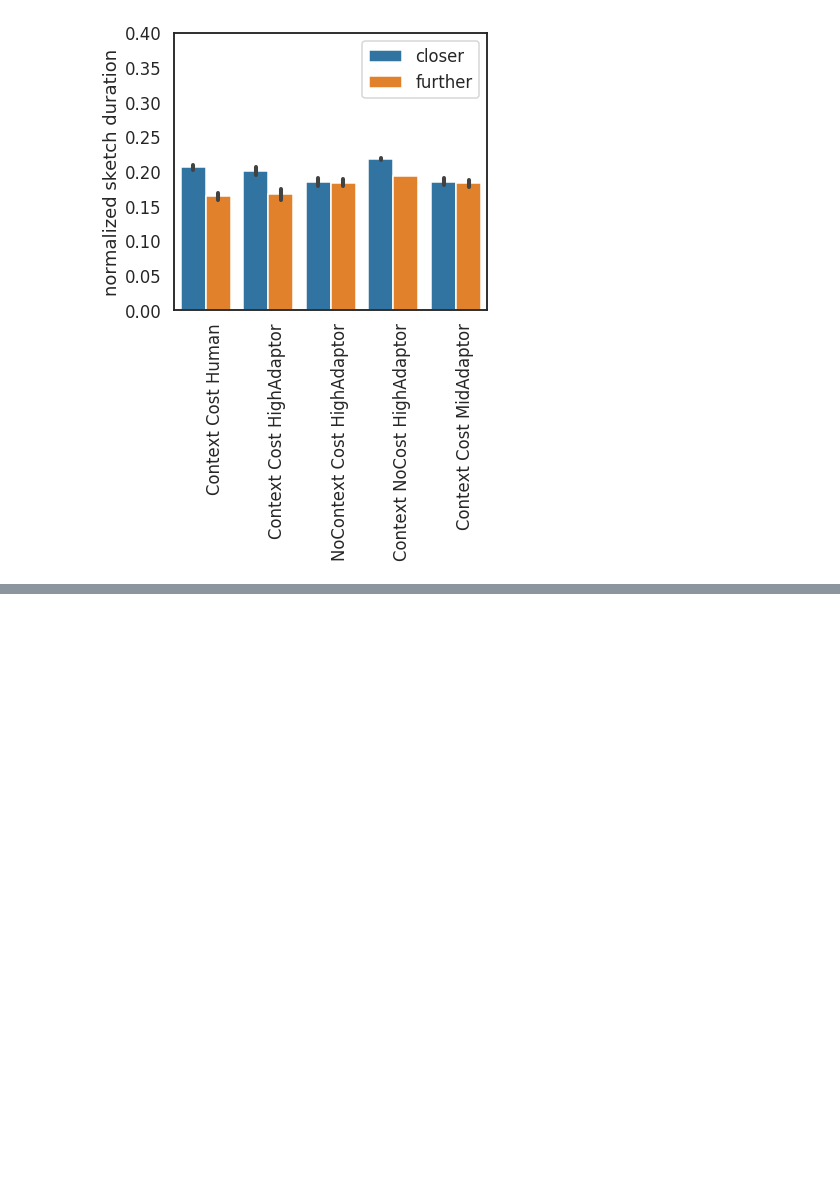
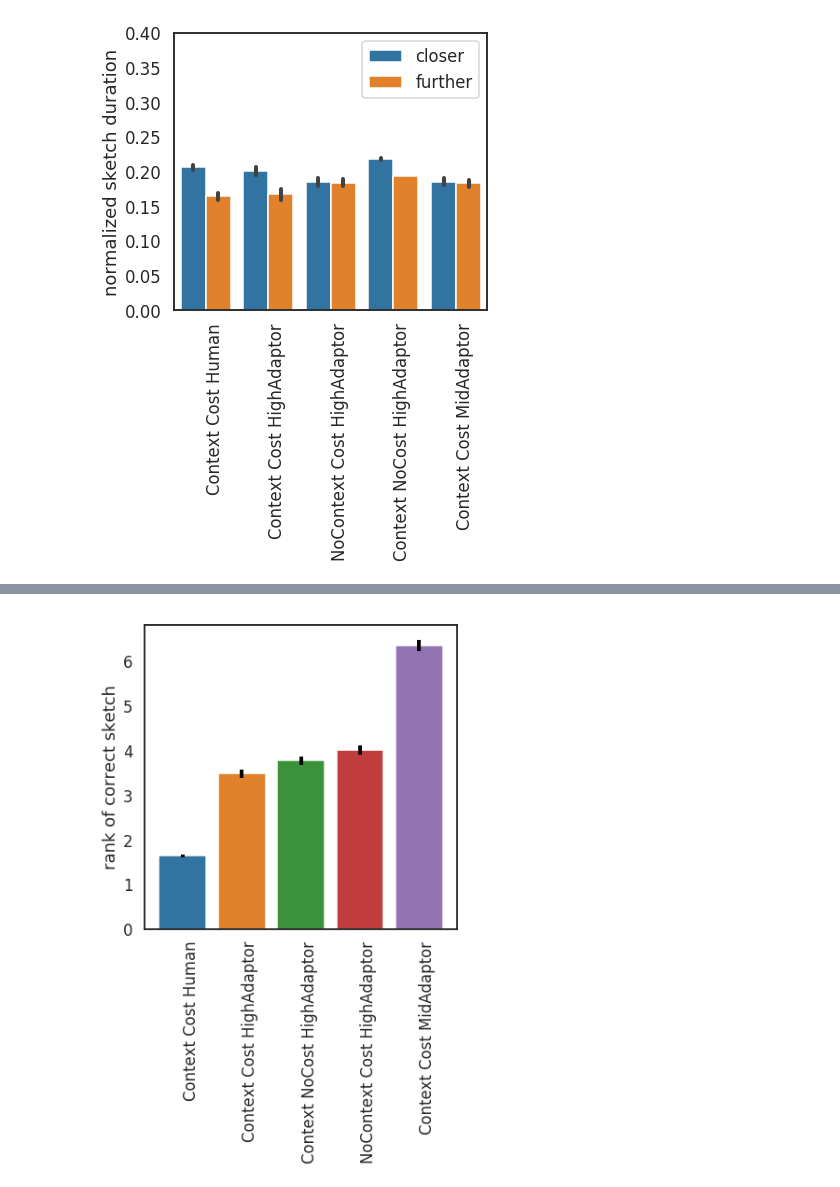
Before and after one commit to judithfan/visual_communication_in_context, a Jupyter notebook: analysis/model_comparison_2.ipynb, the cells around one changed output, grey strips where cells are left out. Drawn from its saved outputs; the diff is of its cells as text; code cells hidden in the pictures; blank space fills up the shorter version.

Commit message:
add plots aggregating across splits

```diff
--- a/analysis/model_comparison_2.ipynb
+++ b/analysis/model_comparison_2.ipynb
@@ -279,0 +238,6 @@ h = plt.hist(boot_vec)
+# %%
+## load in boot filelist
+boot_files = h.load_and_check_bootstrapped_model_preds()
+
+## generate dataframe from boot filelist
+B = h.generate_bootstrap_model_preds_dataframe(boot_files, out_dir='./bootstrap_results')
@@ -279,0 +248,7 @@ h = plt.hist(boot_vec)
+# %%
+split_types = ['balancedavg1','balancedavg2','balancedavg3','balancedavg4','balancedavg5']
+
+model_space = ['human_combined_cost','multimodal_fc6_combined_cost','multimodal_conv42_combined_cost',
+               'multimodal_fc6_S0_cost','multimodal_fc6_combined_nocost']
+
+vois = list(np.unique(B.var_of_interest.values))
@@ -279,0 +262,6 @@ h = plt.hist(boot_vec)
+# %%
+R = h.generate_aggregated_estimate_dataframe(B,
+                                             model_space=model_space,
+                                             split_types=split_types,
+                                             var_of_interest='target_rank',
+                                             condition='all')
@@ -279,0 +277,29 @@ h = plt.hist(boot_vec)
+# %%
+## bar plot of average target_rank
+sns.set_context('talk')
+fig = plt.figure(figsize=(6,6))
+ax = fig.add_subplot(111)
+sns.barplot(x='model',
+            y='mu',
+            ci=None,
+            data=R)
+
+## plot custom error bars
+x = np.arange(len(joint_mu))
+y = R['mu']
+plt.errorbar(x,
+             y,
+             yerr=R['sd'],
+             ecolor='black',
+             linestyle='',
+             linewidth=4,
+             capsize=0)
+
+plt.ylabel('rank of correct sketch')
+xticklabels=['Context Cost Human','Context Cost HighAdaptor',
+             'Context NoCost HighAdaptor','NoContext Cost HighAdaptor',
+             'Context Cost MidAdaptor']
+plt.xlabel('')
+l = ax.set_xticklabels(xticklabels, rotation = 90, ha="left")
+# %% [output]
+[figure, added]
```
Also changed, not shown: parts of 16 cells of this notebook, 2 other files.
